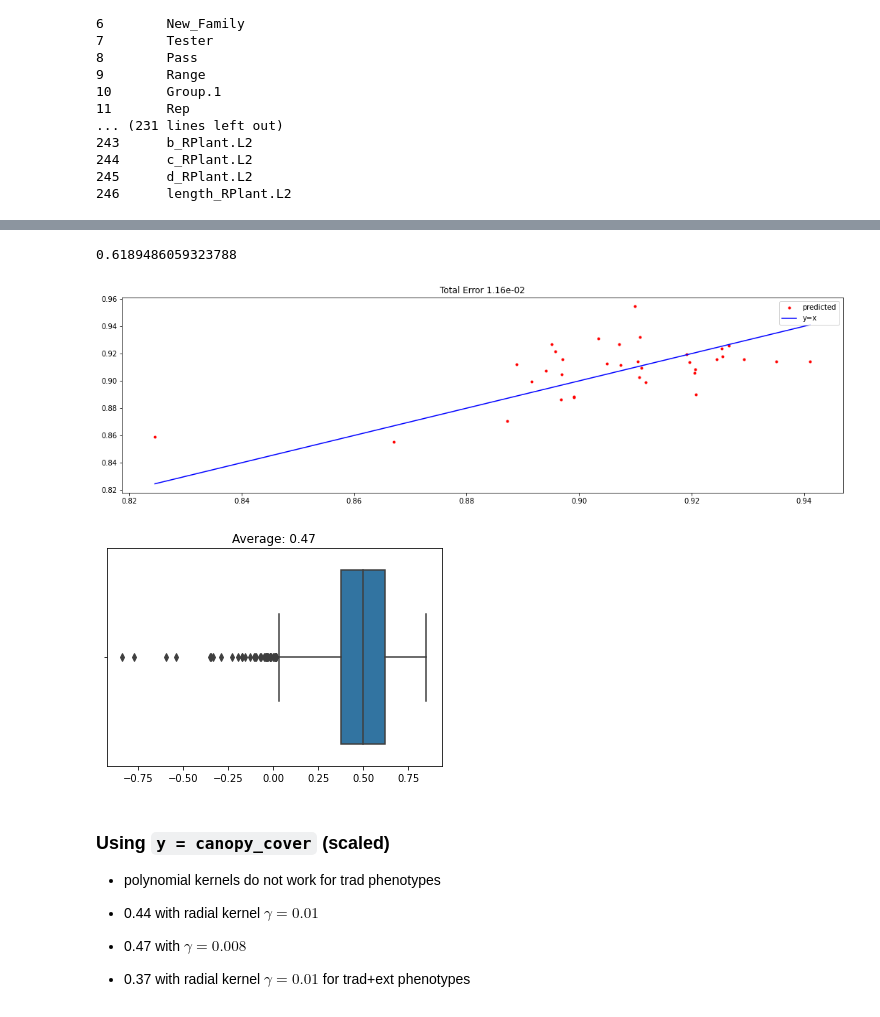
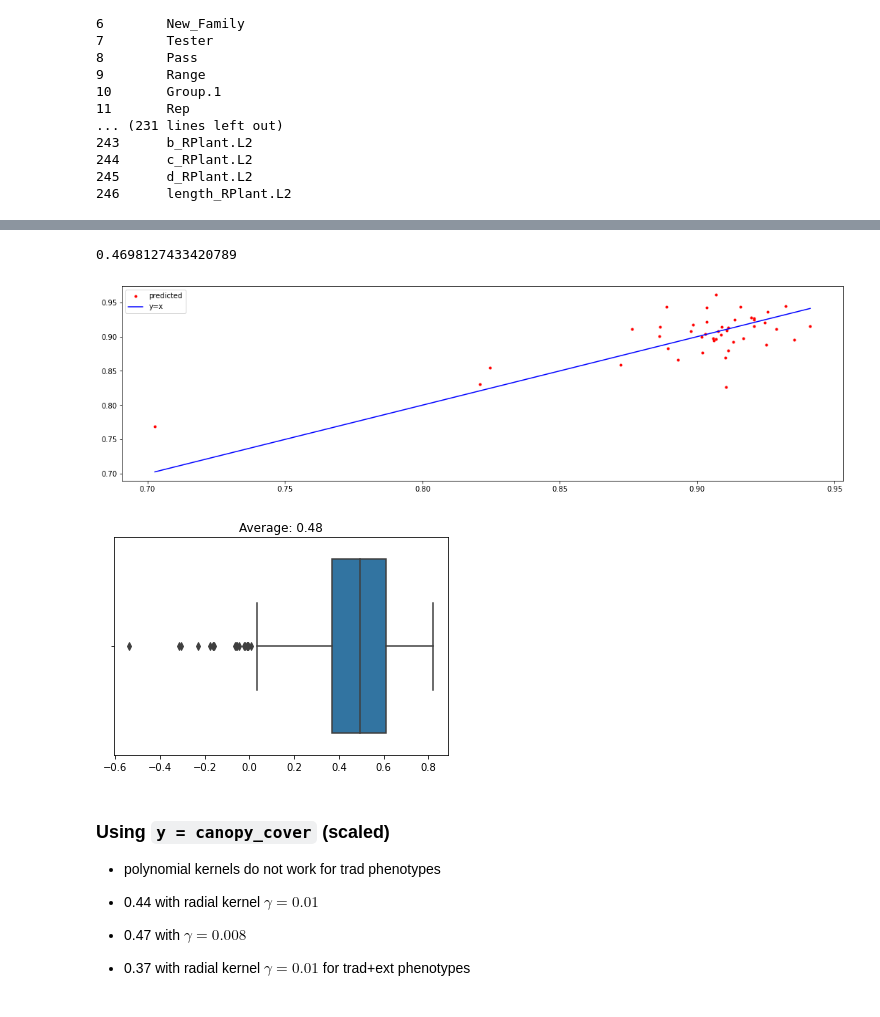
Before and after one commit to amezqui3/synthetic_maize, a Jupyter notebook: code/correlating_field_data.ipynb, the cells around one changed output, grey strips where cells are left out. Saved outputs shown, nothing was run; the diff lists cells and outputs as text; code cells hidden in the pictures.

```diff
--- a/code/correlating_field_data.ipynb
+++ b/code/correlating_field_data.ipynb
@@ -159,8 +158,8 @@ for i in range(len(cols)):
 245      d_RPlant.L2
 246      length_RPlant.L2
 # %%
-colss = cols[19:41]
-colss += cols[191:196] + cols[205:210] + cols[219:224] + cols[233:238]
+colss = cols[14:16] + cols[19:41]
+#colss += cols[191:196] + cols[205:210] + cols[219:224] + cols[233:238]
 #colss += cols[196:205] + cols[210:219] + cols[224:233] + cols[238:]
 
 pheno = data.loc[:, colss].copy()
@@ -203,14 +202,14 @@ plt.legend();
 # %%
 X_train, X_test, y_train, y_test = train_test_split(pheno_scaled,
                                                     y,
-                                                    test_size=0.2)
+                                                    test_size=0.25)
 # %%
-#svr_params = {'C':10, 'kernel':'rbf', 'gamma':0.01, 'epsilon':.01}
-svr_params = {'C':100, 'kernel':'poly', 'gamma':'auto', 'epsilon':0.01, 'degree':3, 'coef0':1}
+svr_params = {'C':10, 'kernel':'rbf', 'gamma':0.01, 'epsilon':.01}
+#svr_params = {'C':100, 'kernel':'poly', 'gamma':'auto', 'epsilon':0.01, 'degree':3, 'coef0':1}
 svr = SVR(**svr_params).fit(X_train, y_train)
 print(svr.score(X_test, y_test))
 # %% [output]
-0.6189486059323788
+0.4698127433420789
 # %%
 ypred = svr.predict(X_test)
 
@@ -221,23 +220,23 @@ plt.plot(y_test, ypred,'.r', label='predicted')
 plt.plot(xaxis, xaxis, 'b', label='y=x')
 plt.legend();
 # %% [output]
-[figure, old version]
+[figure, new version]
 # %%
-svr_params = {'C':10, 'kernel':'rbf', 'gamma':0.008, 'epsilon':.01}
+svr_params = {'C':50, 'kernel':'rbf', 'gamma':0.0009, 'epsilon':.01}
 #svr_params = {'C':10, 'kernel':'poly', 'gamma':'auto', 'epsilon':0.01, 'degree':2, 'coef0':1}
 
 N = 1000
 score = np.zeros(N)
 
 for i in range(N):
     X_train, X_test, y_train, y_test = train_test_split(pheno_scaled, y_scaled, test_size=0.2)
     svr = SVR(**svr_params).fit(X_train, y_train)
     score[i] = svr.score(X_test, y_test)
 
 ax = sns.boxplot(x=score)
 ax.set_title('Average: {:.2f}'.format(np.mean(score)));
 # %% [output]
-[figure, old version]
+[figure, new version]
 # %% [markdown]
 ### Using `y = canopy_cover` (scaled)
 
```
Also changed, not shown: parts of 6 cells of this notebook, 1 other file.
